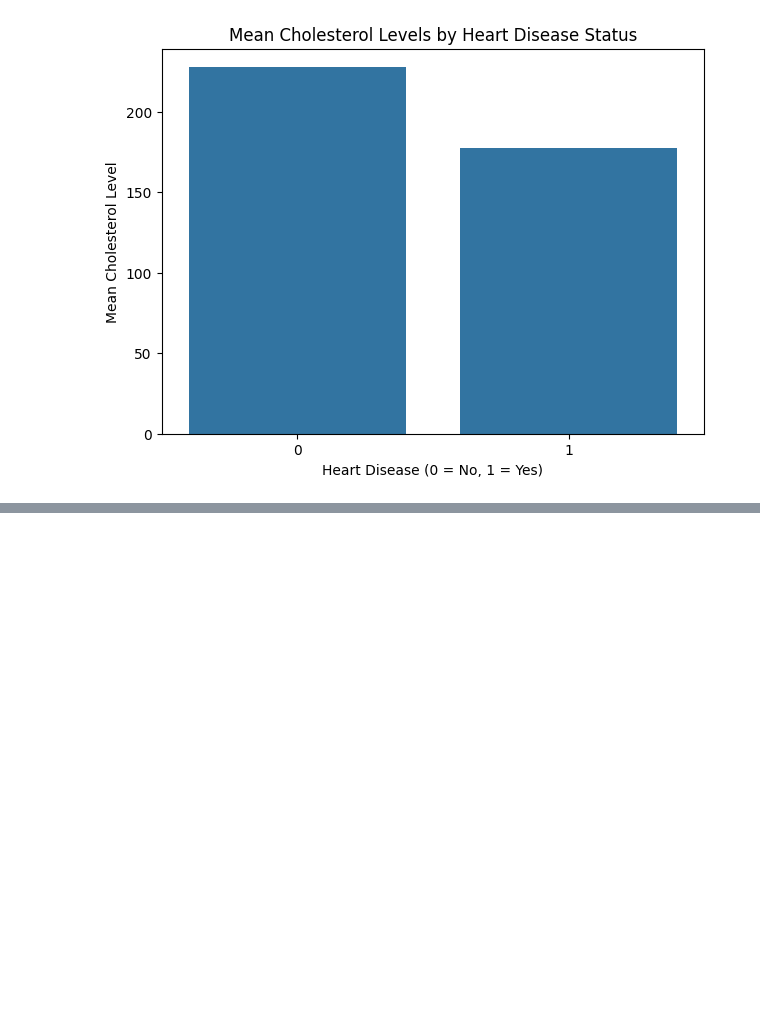
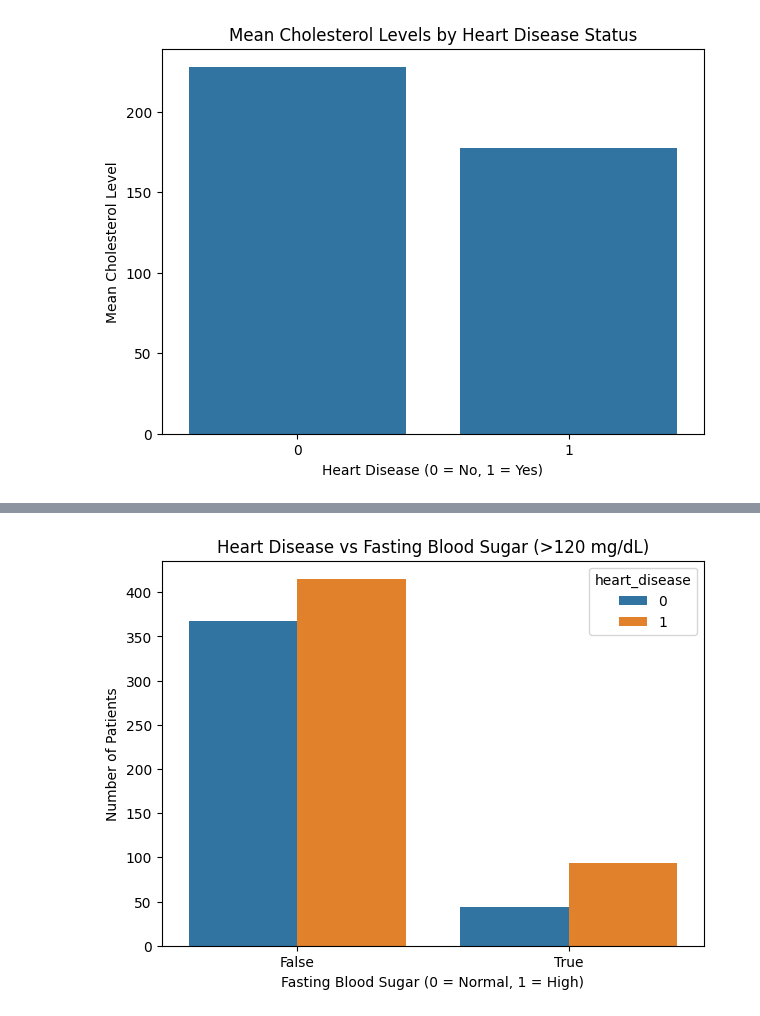
Before and after one commit to stanleyotieno1/Data-analysis-assignment, a Jupyter notebook: Jupyter-files/health.ipynb, the cells around one changed output, grey strips where cells are left out. Saved outputs shown, nothing was run; the diff lists cells and outputs as text; code cells hidden in the pictures; blank space fills up the shorter version.

```diff
--- a/Jupyter-files/health.ipynb
+++ b/Jupyter-files/health.ipynb
@@ -264,0 +283,11 @@ plt.show()
+# %%
+fbs_counts = health_df.groupby(['fbs', 'heart_disease']).size().reset_index(name='Count')
+
+plt.figure(figsize=(7,5))
+sns.barplot(data=fbs_counts, x='fbs', y='Count', hue='heart_disease')
+plt.title("Heart Disease vs Fasting Blood Sugar (>120 mg/dL)")
+plt.xlabel("Fasting Blood Sugar (0 = Normal, 1 = High)")
+plt.ylabel("Number of Patients")
+plt.show()
+# %% [output]
+[figure, added]
```
Also changed, not shown: parts of 3 cells of this notebook.
